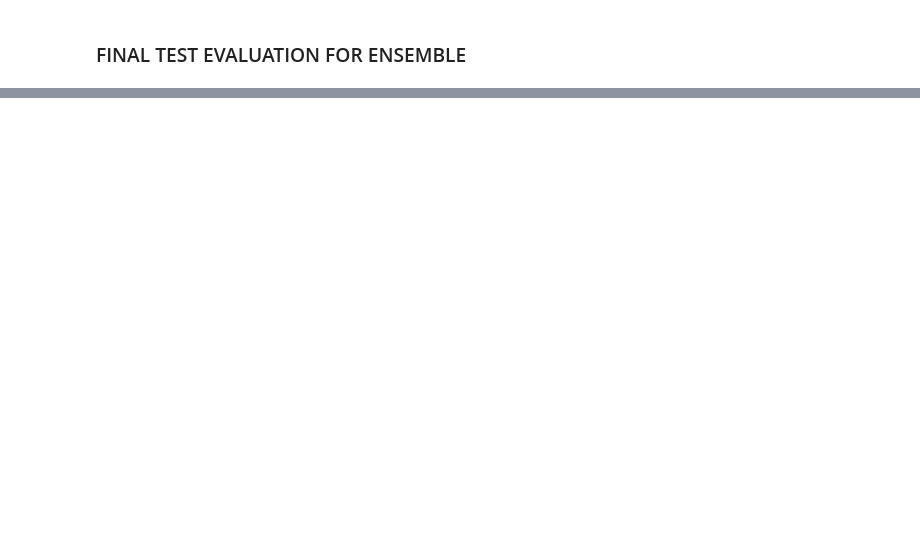
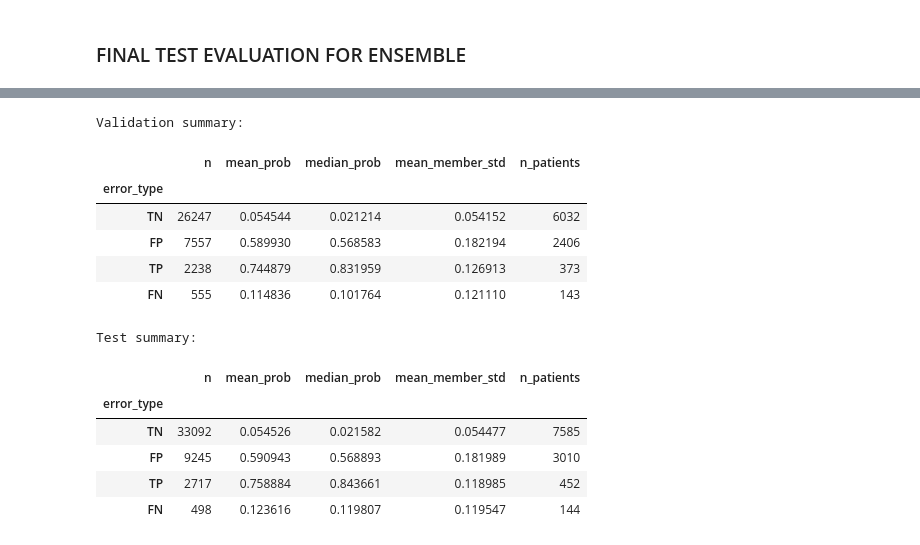
Before and after one commit to thuhieucn/Early-Sepsis-Prediction-in-Intensive-Care-Units, a Jupyter notebook: lstm-model-ensemble.ipynb, the cells around one changed output, grey strips where cells are left out. Cells and saved outputs as stored; diff of their text form; code cells hidden in the pictures; blank space fills up the shorter version.

```diff
--- a/lstm-model-ensemble.ipynb
+++ b/lstm-model-ensemble.ipynb
@@ -687,0 +764,34 @@ weighted avg     0.9321    0.7870    0.8361     45552
+# %%
+def summarize_error_groups(df):
+    return (
+        df.groupby("error_type")
+          .agg(
+              n=("row_id", "size"),
+              mean_prob=("y_prob", "mean"),
+              median_prob=("y_prob", "median"),
+              mean_member_std=("member_prob_std", "mean"),
+              n_patients=("patient_id", "nunique"),
+          )
+          .sort_values("n", ascending=False)
+    )
+
+print("Validation summary:")
+display(summarize_error_groups(df_val_pred))
+
+print("\nTest summary:")
+display(summarize_error_groups(df_test_pred))
+# %% [output]
+Validation summary:
+|  | n | mean_prob | median_prob | mean_member_std | n_patients |
+| error_type |  |  |  |  |  |
+| TN | 26247 | 0.054544 | 0.021214 | 0.054152 | 6032 |
+| FP | 7557 | 0.589930 | 0.568583 | 0.182194 | 2406 |
+| TP | 2238 | 0.744879 | 0.831959 | 0.126913 | 373 |
+| FN | 555 | 0.114836 | 0.101764 | 0.121110 | 143 |
+Test summary:
+|  | n | mean_prob | median_prob | mean_member_std | n_patients |
+| error_type |  |  |  |  |  |
+| TN | 33092 | 0.054526 | 0.021582 | 0.054477 | 7585 |
+| FP | 9245 | 0.590943 | 0.568893 | 0.181989 | 3010 |
+| TP | 2717 | 0.758884 | 0.843661 | 0.118985 | 452 |
+| FN | 498 | 0.123616 | 0.119807 | 0.119547 | 144 |
```
Also changed, not shown: parts of 24 cells of this notebook.
